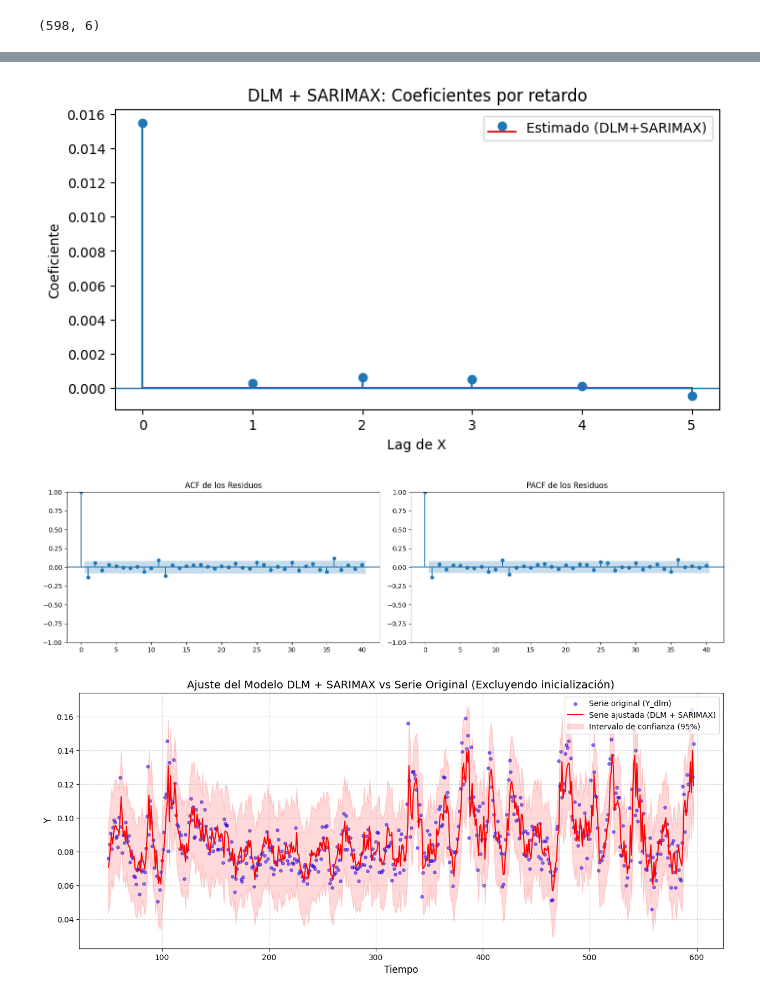
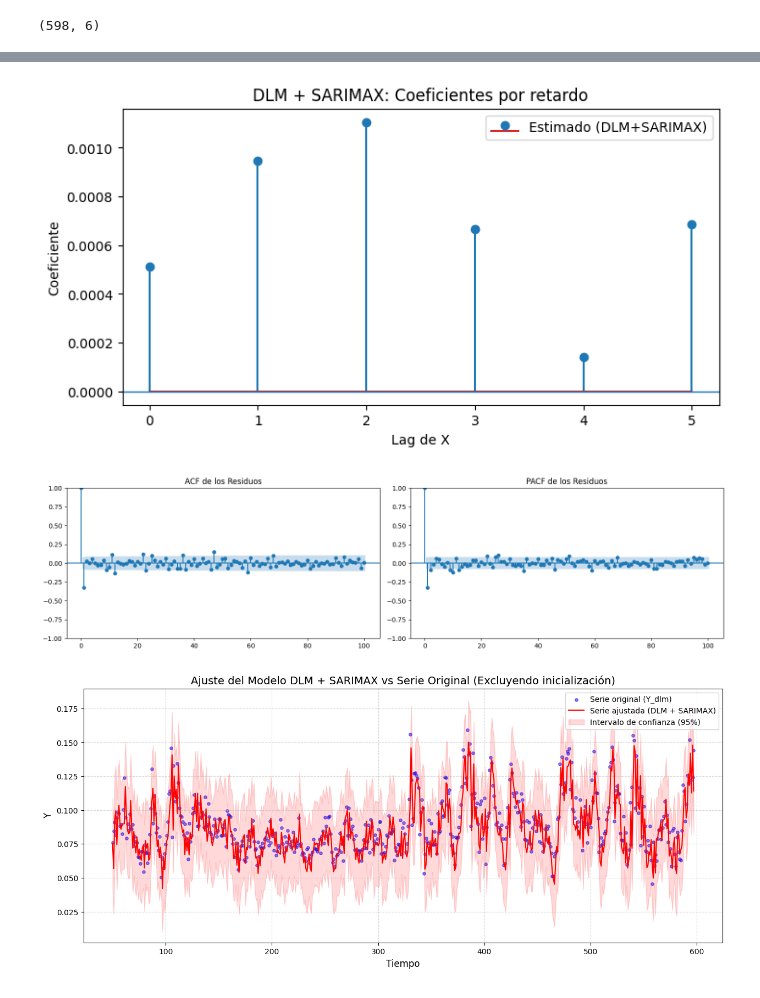
Before and after one commit to nadiasantillan/ucle-data, a Jupyter notebook: estaciones/sarimax_dlm.ipynb, the cells around one changed output, grey strips where cells are left out. Cells and saved outputs as stored; diff of their text form; code cells hidden in the pictures.

Commit message:
un modelo más

```diff
--- a/estaciones/sarimax_dlm.ipynb
+++ b/estaciones/sarimax_dlm.ipynb
@@ -162,11 +163,10 @@ Notes:
 # %%
-# Ajustar el modelo DLM + SARIMAX usando la estructura SARIMAX(1,0,1)(1,0,1)23
 modelo_dlm_sarimax = SARIMAX(
     Y_dlm,
     exog=Xlags,
-    order=(3, 0, 0),
-    seasonal_order=(0, 0, 0, 23),
-    trend="c",
+    order=(1, 0, 0),
+    seasonal_order=(1, 0, 1, 23),
+    trend="n",
     enforce_stationarity=False,
     enforce_invertibility=False
 )
@@ -188,7 +188,7 @@ plt.legend()
 plt.show()
 
 ajuste_sarimax = AjusteSARIMAX(vegetacion_cubo.datos[0, 0, :], ajuste_dlm_sarimax, "Ajuste SARIMAX")
-ajuste_sarimax.graficos_residuos()
+ajuste_sarimax.graficos_residuos(lags=100)
 
 # 2. Serie temporal ajustada vs Serie Original
 prediccion = ajuste_dlm_sarimax.get_prediction(exog=Xlags)
@@ -227,7 +227,7 @@ Covariance Type:                  opg
 ===================================================================================
 
 Warnings:
 [1] Covariance matrix calculated using the outer product of gradients (complex-step).
-[figure, old version]
+[figure, new version]
-[figure, old version]
+[figure, new version]
-[figure, old version]
+[figure, new version]
```
Also changed, not shown: parts of 8 cells of this notebook, 1 other file.
